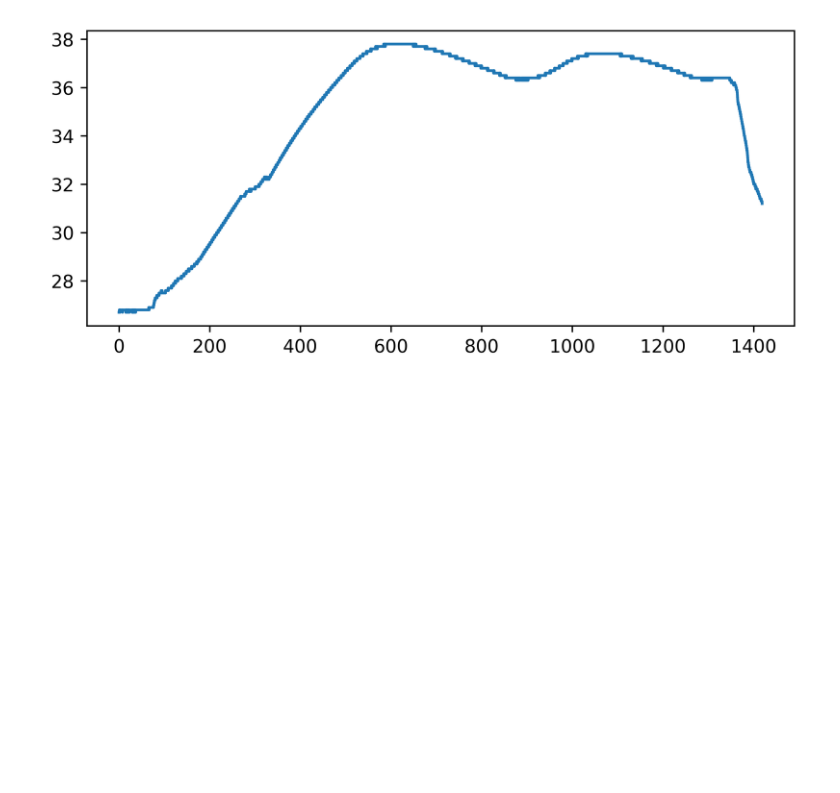
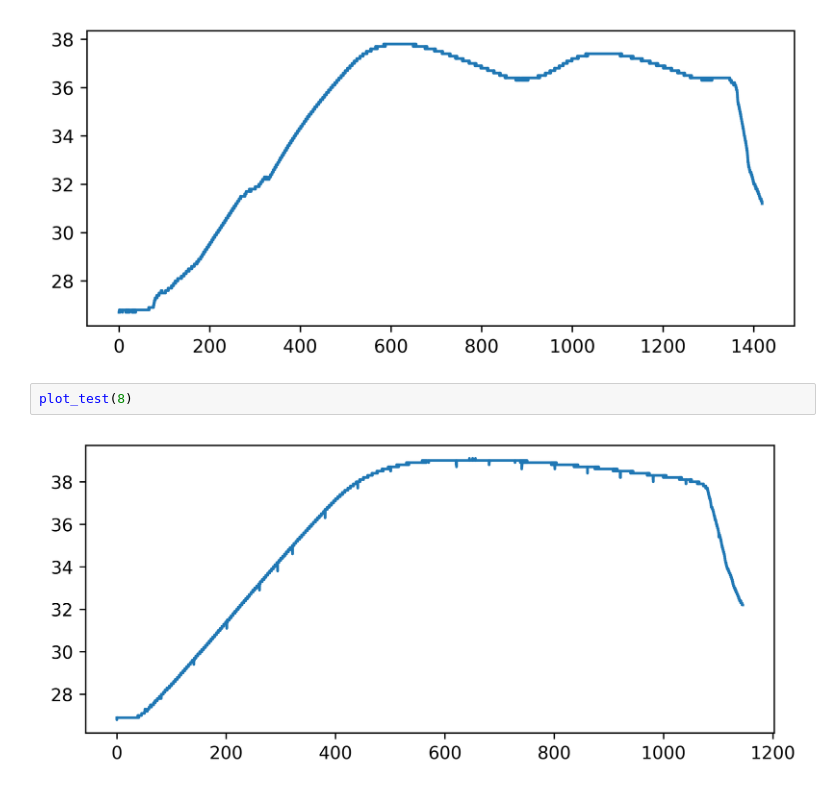
Before and after one commit to safoex/system-engineering-team1, a Jupyter notebook: real_tests/nb.ipynb, the cells around one changed output. Saved outputs shown, nothing was run; the diff lists cells and outputs as text; blank space fills up the shorter version.

```diff
--- a/real_tests/nb.ipynb
+++ b/real_tests/nb.ipynb
@@ -38,3 +38,7 @@ plot_test(6)
 plot_test(7)
 # %% [output]
 [figure]
+# %%
+plot_test(8)
+# %% [output]
+[figure, added]
```
